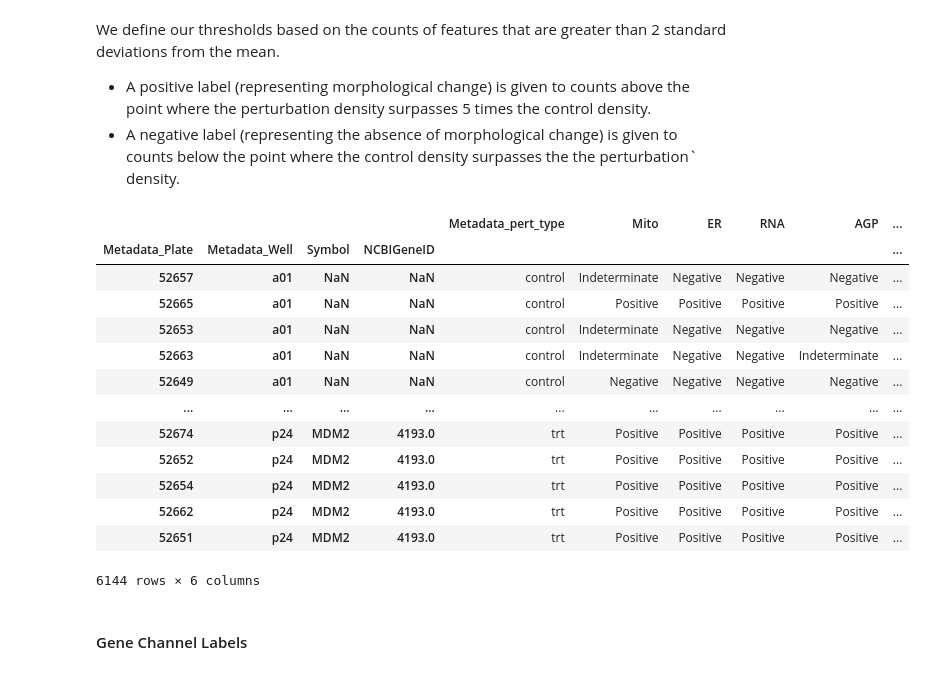
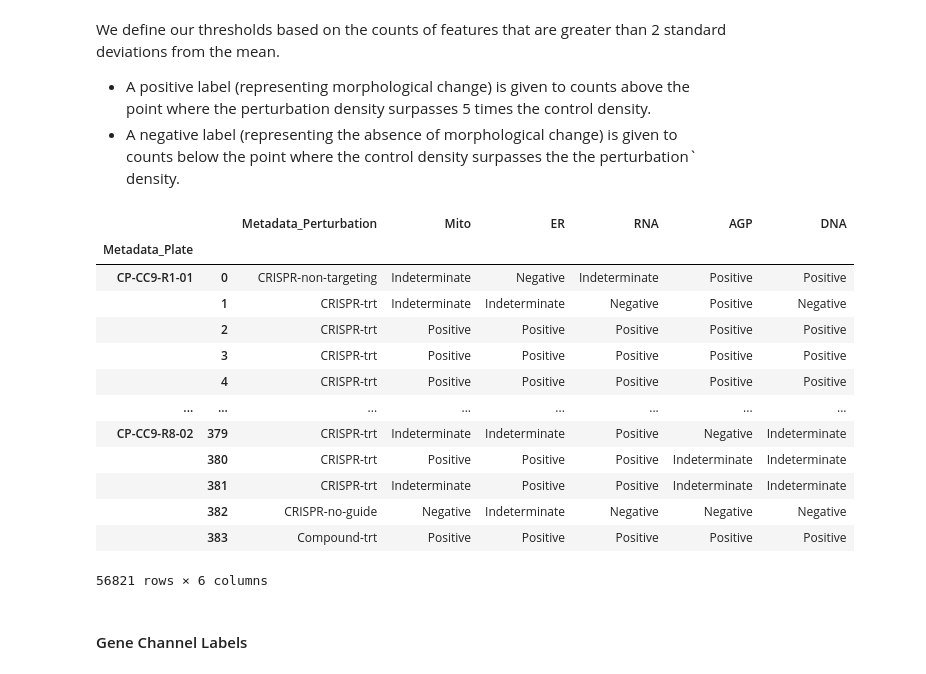
Before and after one commit to Craven-Biostat-Lab/morphology-prediction, a Jupyter notebook: data-loading-cpg0016.ipynb, the cells around one changed output. Drawn from its saved outputs; the diff is of its cells as text; code cells hidden in the pictures.

```diff
--- a/data-loading-cpg0016.ipynb
+++ b/data-loading-cpg0016.ipynb
@@ -459,7 +454,7 @@ exclusive_channels = feature_channels[feature_channels.Count == 1]
 # Get SD counts
 annotated_channel_sd2 = pd.concat(
     [
-        normalized_profiles[['Metadata_pert_type']]
+        normalized_profiles[['Metadata_Perturbation']]
     ] + [
         (normalized_profiles[exclusive_channels.index[exclusive_channels[channel]]].abs() > 2).sum(axis='columns').to_frame(name=channel)
         for channel in channels
@@ -507,31 +502,33 @@ def label_samples(sd_counts, sample_types, n_features, control_label = 'control'
     return labels
 # %%
 # Label all channels
-labeled_channels = annotated_channel_sd2[['Metadata_pert_type']].copy()
+labeled_channels = annotated_channel_sd2[['Metadata_Perturbation']].copy()
 
 for channel in channels:
     labeled_channels[channel] = label_samples(
         annotated_channel_sd2[channel],
-        annotated_channel_sd2['Metadata_pert_type'],
-        exclusive_channels[channel].sum()
+        annotated_channel_sd2['Metadata_Perturbation'],
+        exclusive_channels[channel].sum(),
+        control_label='CRISPR-no-guide',
+        trt_label='CRISPR-trt'
     )
 
 labeled_channels
 # %% [output]
-|  |  |  |  | Metadata_pert_type | Mito | ER | RNA | AGP | ... |
-| Metadata_Plate | Metadata_Well | Symbol | NCBIGeneID |  |  |  |  |  | ... |
-| 52657 | a01 | NaN | NaN | control | Indeterminate | Negative | Negative | Negative | ... |
-| 52665 | a01 | NaN | NaN | control | Positive | Positive | Positive | Positive | ... |
-| 52653 | a01 | NaN | NaN | control | Indeterminate | Negative | Negative | Negative | ... |
-| 52663 | a01 | NaN | NaN | control | Indeterminate | Negative | Negative | Indeterminate | ... |
-| 52649 | a01 | NaN | NaN | control | Negative | Negative | Negative | Negative | ... |
-| ... | ... | ... | ... | ... | ... | ... | ... | ... | ... |
-| 52674 | p24 | MDM2 | 4193.0 | trt | Positive | Positive | Positive | Positive | ... |
-| 52652 | p24 | MDM2 | 4193.0 | trt | Positive | Positive | Positive | Positive | ... |
-| 52654 | p24 | MDM2 | 4193.0 | trt | Positive | Positive | Positive | Positive | ... |
-| 52662 | p24 | MDM2 | 4193.0 | trt | Positive | Positive | Positive | Positive | ... |
-| 52651 | p24 | MDM2 | 4193.0 | trt | Positive | Positive | Positive | Positive | ... |
+|  |  | Metadata_Perturbation | Mito | ER | RNA | AGP | DNA |
+| Metadata_Plate |  |  |  |  |  |  |  |
+| CP-CC9-R1-01 | 0 | CRISPR-non-targeting | Indeterminate | Negative | Indeterminate | Positive | Positive |
+|  | 1 | CRISPR-trt | Indeterminate | Indeterminate | Negative | Positive | Negative |
+|  | 2 | CRISPR-trt | Positive | Positive | Positive | Positive | Positive |
+|  | 3 | CRISPR-trt | Positive | Positive | Positive | Positive | Positive |
+|  | 4 | CRISPR-trt | Positive | Positive | Positive | Positive | Positive |
+| ... | ... | ... | ... | ... | ... | ... | ... |
+| CP-CC9-R8-02 | 379 | CRISPR-trt | Indeterminate | Indeterminate | Positive | Negative | Indeterminate |
+|  | 380 | CRISPR-trt | Positive | Positive | Positive | Indeterminate | Indeterminate |
+|  | 381 | CRISPR-trt | Indeterminate | Positive | Positive | Indeterminate | Indeterminate |
+|  | 382 | CRISPR-no-guide | Negative | Indeterminate | Negative | Negative | Negative |
+|  | 383 | Compound-trt | Positive | Positive | Positive | Positive | Positive |
-6144 rows × 6 columns
+56821 rows × 6 columns
 # %%
 # Deliverable: per-channel labels on wells.
 labeled_channels.to_csv('data/cpg0016/version_2023-07-17/well_channel_labels.csv')
```
Also changed, not shown: parts of 8 cells of this notebook.
